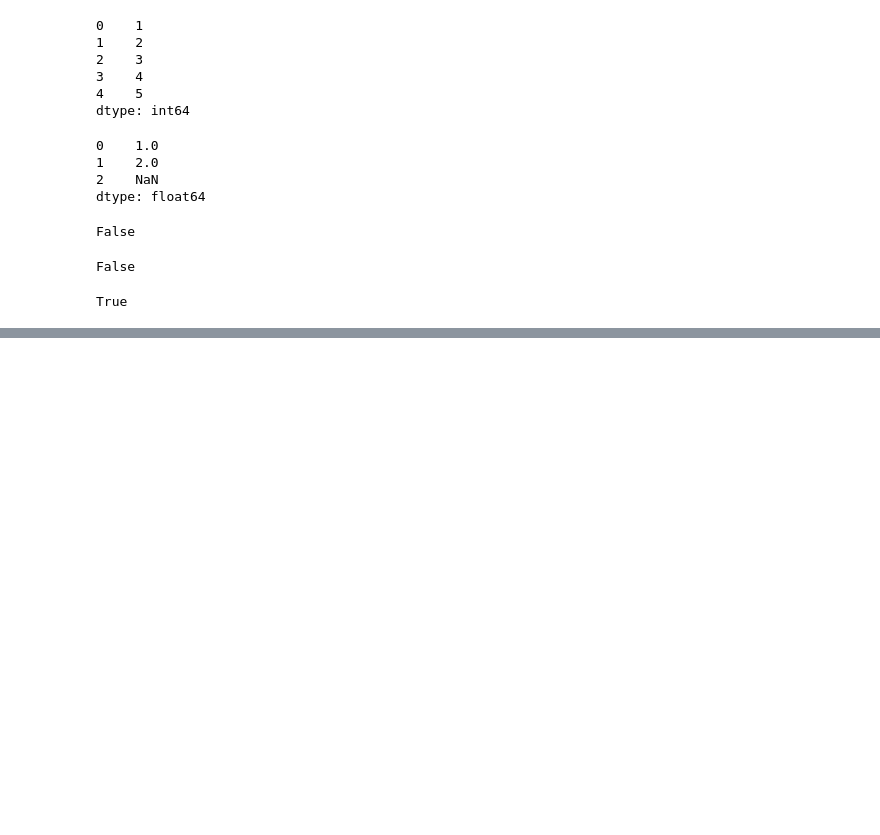
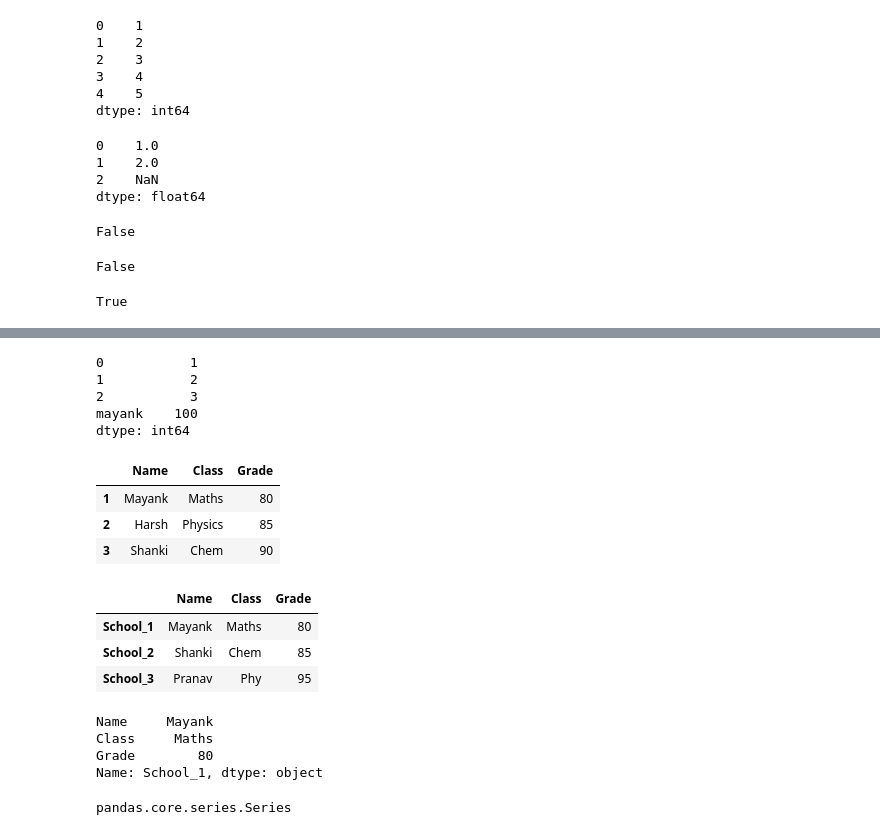
Before and after one commit to mayankp158/Michigan-University-ML-, a Jupyter notebook: python_functions.ipynb, the cells around one changed output, grey strips where cells are left out. Drawn from its saved outputs; the diff is of its cells as text; code cells hidden in the pictures; blank space fills up the shorter version.

```diff
--- a/python_functions.ipynb
+++ b/python_functions.ipynb
@@ -586,0 +696,48 @@ True
+# %%
+s = pd.Series([1,2,3])
+s.loc["mayank"] = 100
+s
+# %% [output]
+0           1
+1           2
+2           3
+mayank    100
+dtype: int64
+# %%
+import pandas as pd
+record1 = pd.Series({"Name":"Mayank",
+                     "Class":"Maths",
+                     "Grade":80})
+record2 = pd.Series({"Name":"Harsh",
+                     "Class":"Physics",
+                     "Grade":85})
+record3 = pd.Series({"Name":"Shanki",
+                     "Class":"Chem",
+                     "Grade":90})
+df = pd.DataFrame([record1,record2,record3],index=[1,2,3])
+df
+# %% [output]
+|  | Name | Class | Grade |
+| 1 | Mayank | Maths | 80 |
+| 2 | Harsh | Physics | 85 |
+| 3 | Shanki | Chem | 90 |
+# %%
+students = [{"Name":"Mayank","Class":"Maths","Grade":80},{"Name":"Shanki","Class":"Chem","Grade":85},{"Name":"Pranav","Class":"Phy","Grade":95}]
+df = pd.DataFrame(students,index=["School_1","School_2","School_3"])
+df
+# %% [output]
+|  | Name | Class | Grade |
+| School_1 | Mayank | Maths | 80 |
+| School_2 | Shanki | Chem | 85 |
+| School_3 | Pranav | Phy | 95 |
+# %%
+df.loc['School_1']
+# %% [output]
+Name     Mayank
+Class     Maths
+Grade        80
+Name: School_1, dtype: object
+# %%
+type(df.loc["School_1"])
+# %% [output]
+pandas.core.series.Series
```
Also changed, not shown: parts of 24 cells of this notebook.
